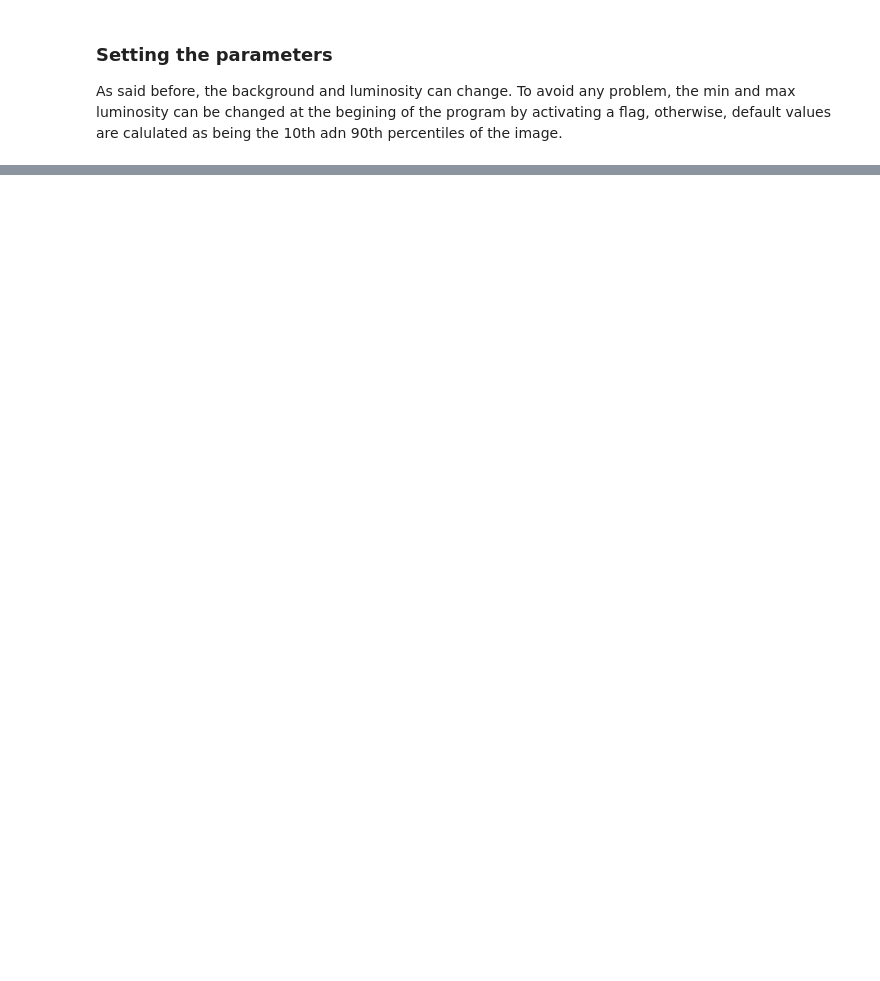
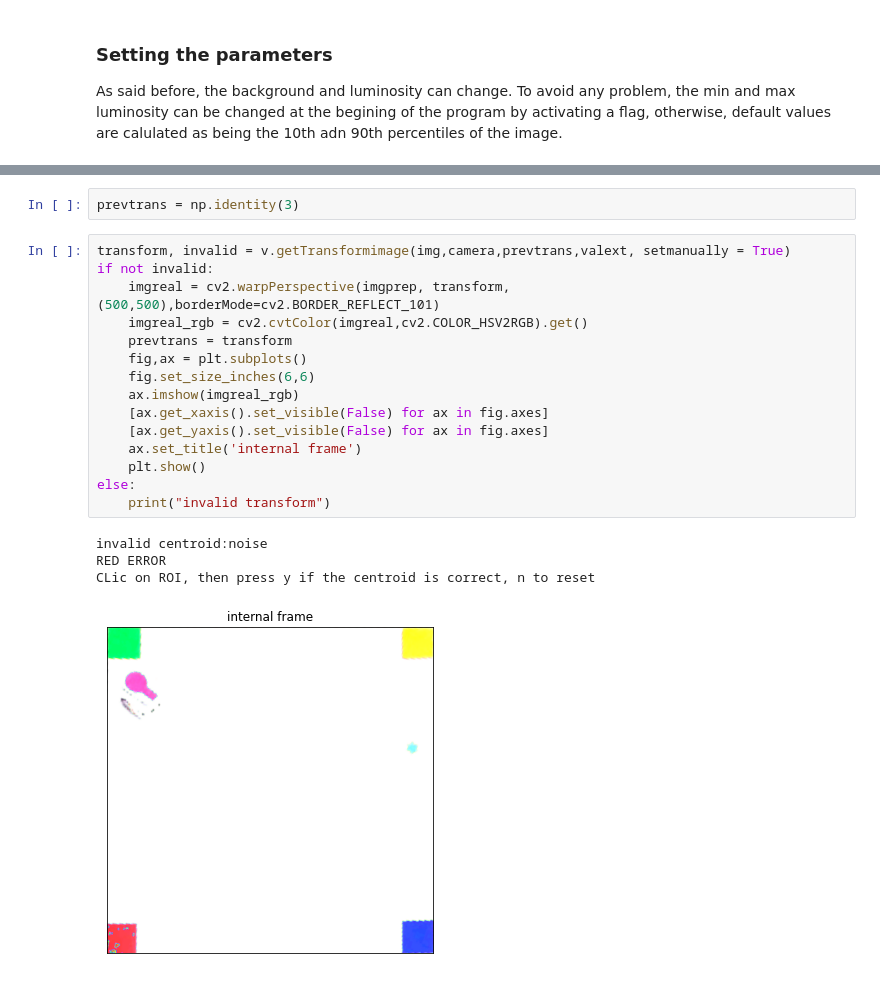
Before and after one commit to Fllask/Mobile_Robotics, a Jupyter notebook: Report.ipynb, the cells around one changed output, grey strips where cells are left out. Cells and saved outputs as stored; diff of their text form; blank space fills up the shorter version.

```diff
--- a/Report.ipynb
+++ b/Report.ipynb
@@ -65,0 +230,22 @@ With some backgrounds, even a perfect preprocessing cannot avoid selecting
+# %%
+prevtrans = np.identity(3)
+# %%
+transform, invalid = v.getTransformimage(img,camera,prevtrans,valext, setmanually = True)
+if not invalid:
+    imgreal = cv2.warpPerspective(imgprep, transform, (500,500),borderMode=cv2.BORDER_REFLECT_101)
+    imgreal_rgb = cv2.cvtColor(imgreal,cv2.COLOR_HSV2RGB).get()
+    prevtrans = transform
+    fig,ax = plt.subplots()
+    fig.set_size_inches(6,6)
+    ax.imshow(imgreal_rgb)
+    [ax.get_xaxis().set_visible(False) for ax in fig.axes]
+    [ax.get_yaxis().set_visible(False) for ax in fig.axes]
+    ax.set_title('internal frame')
+    plt.show()
+else:
+    print("invalid transform")
+# %% [output]
+invalid centroid:noise
+RED ERROR
+CLic on ROI, then press y if the centroid is correct, n to reset
+[figure, added]
```
Also changed, not shown: parts of 10 cells of this notebook, 1 other file.
